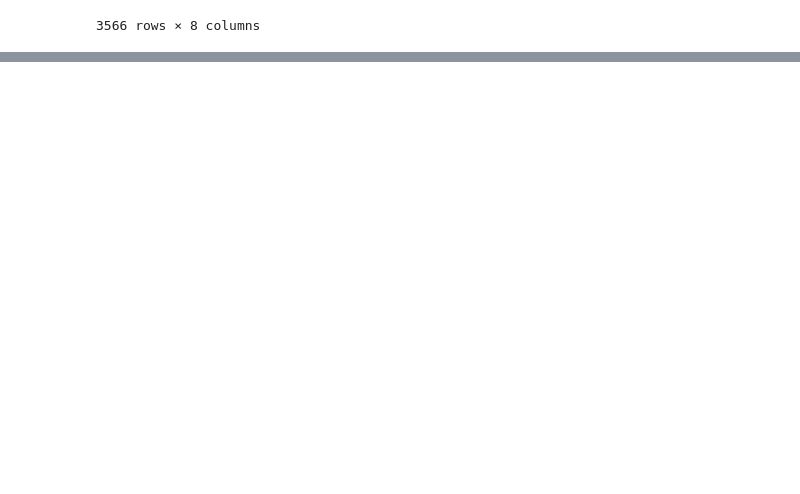
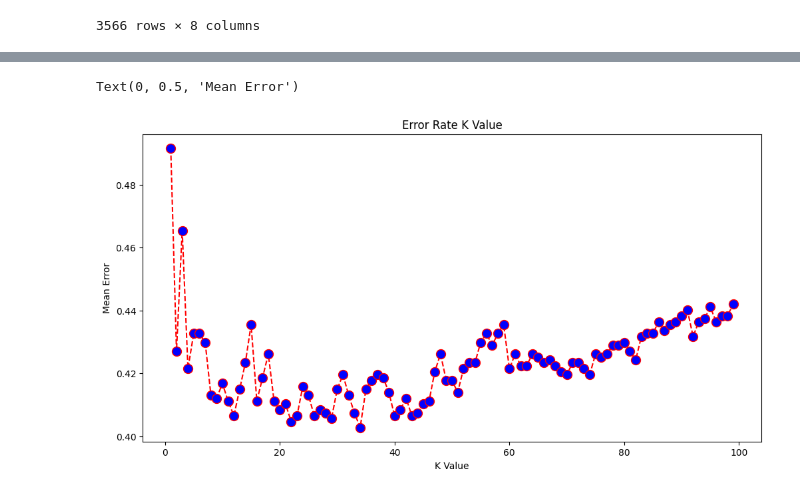
Before and after one commit to WowCodeSusah/Final_DS, a Jupyter notebook: ModelTraining.ipynb, the cells around one changed output, grey strips where cells are left out. Cells and saved outputs as stored; diff of their text form; code cells hidden in the pictures; blank space fills up the shorter version.

```diff
--- a/ModelTraining.ipynb
+++ b/ModelTraining.ipynb
@@ -84,6 +90,10 @@ after_test
 # %%
 x = before_test.iloc[:, range(0, 8)].values
-y = after_test.iloc[:, range(0, 8)].values
+y = after_test_plus.iloc[:, 0].values
 # %%
 from sklearn.model_selection import train_test_split
 x_train, x_test, y_train, y_test = train_test_split(x, y, test_size = 0.30, random_state = 30)
+# %%
+from sklearn.svm import SVC
+classifier_svm = SVC(kernel = 'rbf', random_state = 0)
+classifier_svm.fit(x_train, y_train)
@@ -89,0 +119,4 @@ x_train, x_test, y_train, y_test = train_test_split(x, y, test_size = 0.30, rand
+# %%
+from sklearn.neighbors import KNeighborsClassifier
+classifier_knn = KNeighborsClassifier(n_neighbors=33)
+classifier_knn.fit(x_train, y_train)
@@ -89,0 +153,17 @@ x_train, x_test, y_train, y_test = train_test_split(x, y, test_size = 0.30, rand
+# %%
+error = []
+for i in range(1, 100):
+    knn = KNeighborsClassifier(n_neighbors=i)
+    knn.fit(x_train, y_train)
+    pred_i = knn.predict(x_test)
+    error.append(np.mean(pred_i != y_test))
+# %%
+plt.figure(figsize=(12, 6))
+plt.plot(range(1, 100), error, color='red', linestyle='dashed', marker='o',
+         markerfacecolor='blue', markersize=10)
+plt.title('Error Rate K Value')
+plt.xlabel('K Value')
+plt.ylabel('Mean Error')
+# %% [output]
+Text(0, 0.5, 'Mean Error')
+[figure, added]
```
Also changed, not shown: parts of 9 cells of this notebook, 1 other file.
